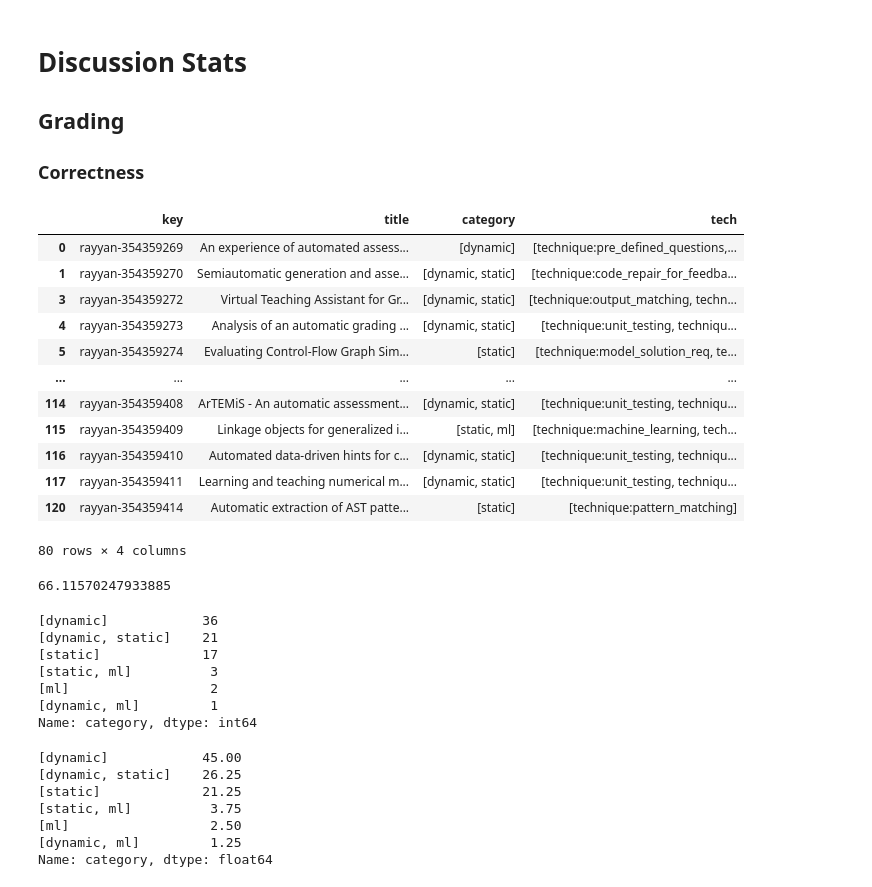
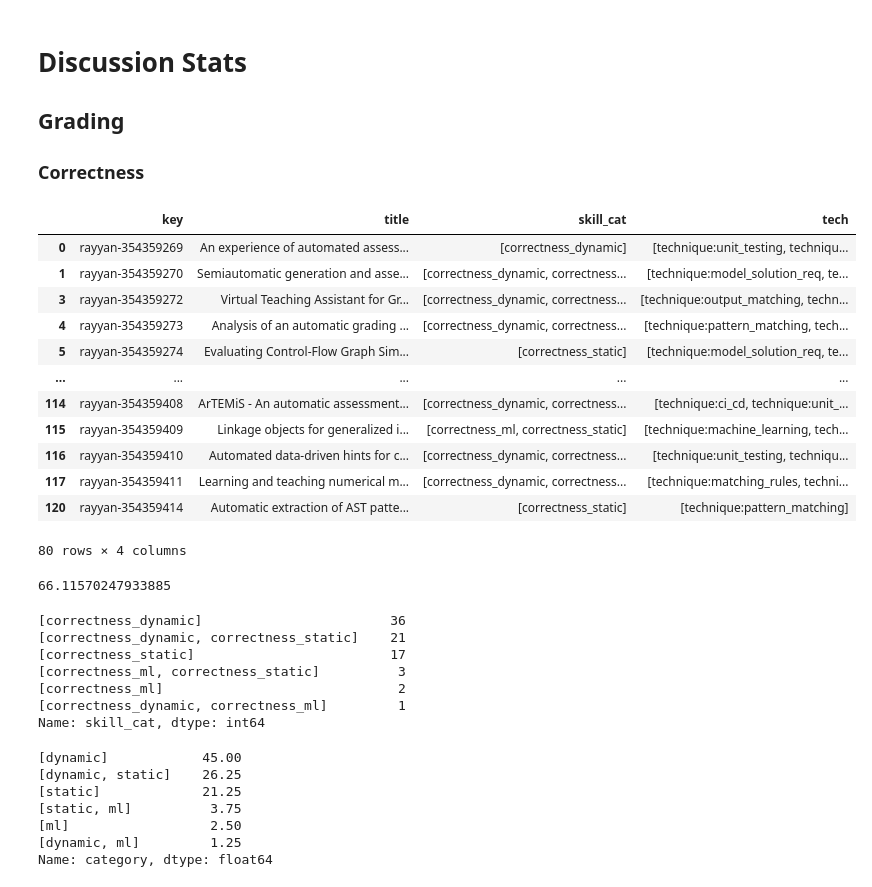
Before and after one commit to m-messer/Automated-Assessment-SLR-Data-Processing, a Jupyter notebook: discussion.ipynb, the cells around one changed output. Saved outputs shown, nothing was run; the diff lists cells and outputs as text; code cells hidden in the pictures.

```diff
--- a/discussion.ipynb
+++ b/discussion.ipynb
@@ -21,37 +21,37 @@ df.head()
 # %%
 correct_df = df.copy(deep=True)
 correct_df.skills = correct_df.skills.astype(str)
 correct_df = correct_df[correct_df.skills.str.contains("^\['correctness'\]$")]
 correct_df['tech'] = correct_df.tags.apply(lambda labels: [label for label in labels if label.startswith('technique')])
-correct_df[['key', 'title', 'category', 'tech']]
+correct_df[['key', 'title', 'skill_cat', 'tech']]
 # %% [output]
-|  | key | title | category | tech |
-| 0 | rayyan-354359269 | An experience of automated assess... | [dynamic] | [technique:pre_defined_questions,... |
-| 1 | rayyan-354359270 | Semiautomatic generation and asse... | [dynamic, static] | [technique:code_repair_for_feedba... |
-| 3 | rayyan-354359272 | Virtual Teaching Assistant for Gr... | [dynamic, static] | [technique:output_matching, techn... |
-| 4 | rayyan-354359273 | Analysis of an automatic grading ... | [dynamic, static] | [technique:unit_testing, techniqu... |
-| 5 | rayyan-354359274 | Evaluating Control-Flow Graph Sim... | [static] | [technique:model_solution_req, te... |
+|  | key | title | skill_cat | tech |
+| 0 | rayyan-354359269 | An experience of automated assess... | [correctness_dynamic] | [technique:unit_testing, techniqu... |
+| 1 | rayyan-354359270 | Semiautomatic generation and asse... | [correctness_dynamic, correctness... | [technique:model_solution_req, te... |
+| 3 | rayyan-354359272 | Virtual Teaching Assistant for Gr... | [correctness_dynamic, correctness... | [technique:output_matching, techn... |
+| 4 | rayyan-354359273 | Analysis of an automatic grading ... | [correctness_dynamic, correctness... | [technique:pattern_matching, tech... |
+| 5 | rayyan-354359274 | Evaluating Control-Flow Graph Sim... | [correctness_static] | [technique:model_solution_req, te... |
 | ... | ... | ... | ... | ... |
-| 114 | rayyan-354359408 | ArTEMiS - An automatic assessment... | [dynamic, static] | [technique:unit_testing, techniqu... |
-| 115 | rayyan-354359409 | Linkage objects for generalized i... | [static, ml] | [technique:machine_learning, tech... |
-| 116 | rayyan-354359410 | Automated data-driven hints for c... | [dynamic, static] | [technique:unit_testing, techniqu... |
-| 117 | rayyan-354359411 | Learning and teaching numerical m... | [dynamic, static] | [technique:unit_testing, techniqu... |
-| 120 | rayyan-354359414 | Automatic extraction of AST patte... | [static] | [technique:pattern_matching] |
+| 114 | rayyan-354359408 | ArTEMiS - An automatic assessment... | [correctness_dynamic, correctness... | [technique:ci_cd, technique:unit_... |
+| 115 | rayyan-354359409 | Linkage objects for generalized i... | [correctness_ml, correctness_static] | [technique:machine_learning, tech... |
+| 116 | rayyan-354359410 | Automated data-driven hints for c... | [correctness_dynamic, correctness... | [technique:unit_testing, techniqu... |
+| 117 | rayyan-354359411 | Learning and teaching numerical m... | [correctness_dynamic, correctness... | [technique:matching_rules, techni... |
+| 120 | rayyan-354359414 | Automatic extraction of AST patte... | [correctness_static] | [technique:pattern_matching] |
 80 rows × 4 columns
 # %%
 (correct_df.shape[0] / df.shape[0]) * 100
 # %% [output]
 66.11570247933885
 # %%
-correct_df.category.value_counts()
+correct_df.skill_cat.value_counts()
 # %% [output]
-[dynamic]            36
-[dynamic, static]    21
-[static]             17
-[static, ml]          3
-[ml]                  2
-[dynamic, ml]         1
-Name: category, dtype: int64
+[correctness_dynamic]                        36
+[correctness_dynamic, correctness_static]    21
+[correctness_static]                         17
+[correctness_ml, correctness_static]          3
+[correctness_ml]                              2
+[correctness_dynamic, correctness_ml]         1
+Name: skill_cat, dtype: int64
 # %%
 (correct_df.category.value_counts() / correct_df.shape[0]) * 100
 # %% [output]
```
Also changed, not shown: parts of 9 cells of this notebook, 13 other files.
